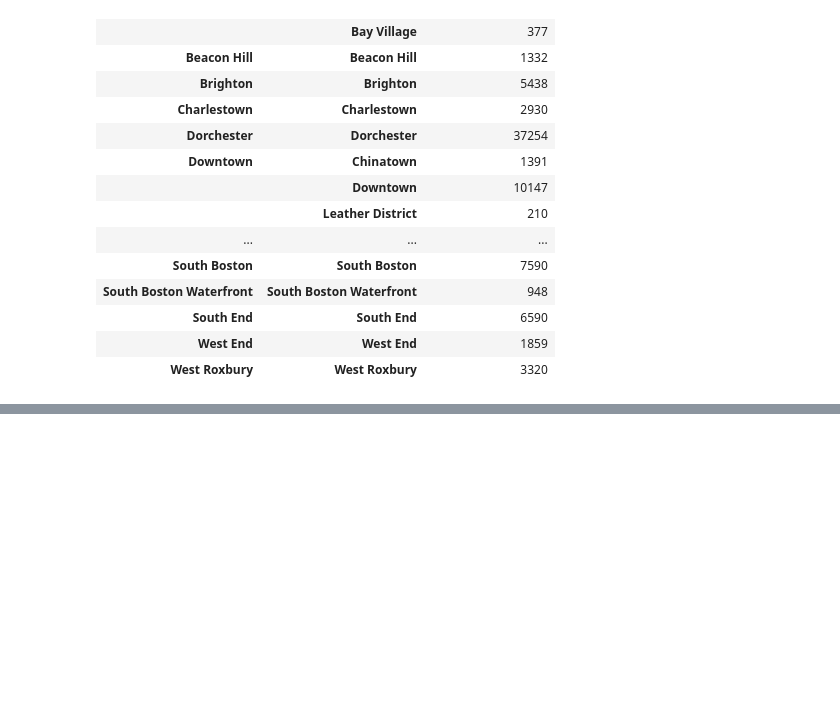
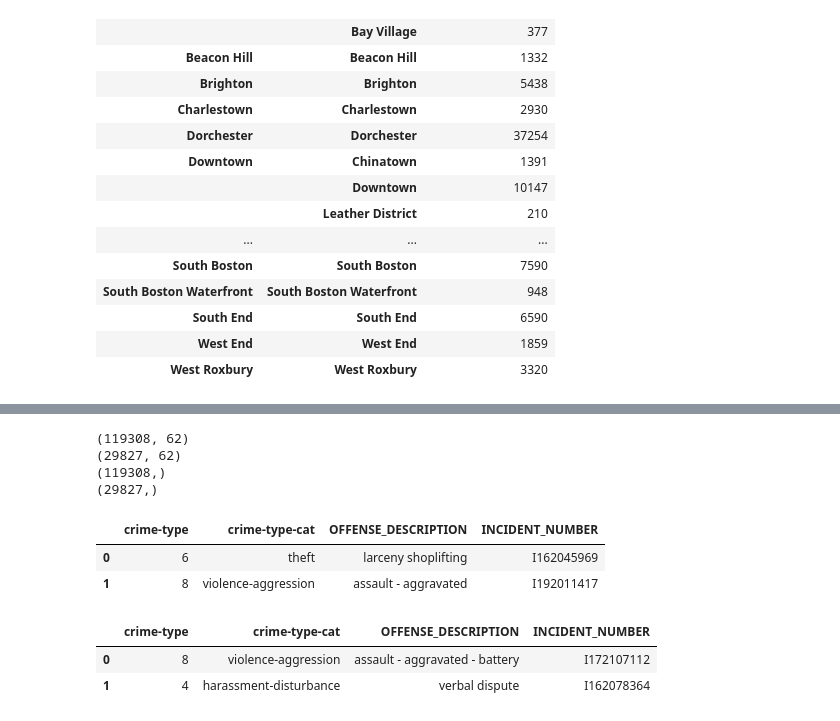
Before and after one commit to sedelmeyer/predicting-crime, a Jupyter notebook: notebooks/022_FEATURES_build_model_features.ipynb, the cells around one changed output, grey strips where cells are left out. Saved outputs shown, nothing was run; the diff lists cells and outputs as text; code cells hidden in the pictures; blank space fills up the shorter version.

```diff
--- a/notebooks/022_FEATURES_build_model_features.ipynb
+++ b/notebooks/022_FEATURES_build_model_features.ipynb
@@ -1015,0 +1028,14 @@ memory usage: 70.5+ MB
+# %%
+# create final drop columns list
+drop_columns_list = [
+    'tract-match-key',
+    'sunrise',
+    'sunset',
+    'demo_neighborhood',
+    'month-cat',
+    'day-of-week',
+    'timestamp',
+]
+
+# drop columns
+df_crime = df_crime.drop(columns=drop_columns_list)
@@ -1015,0 +1085,41 @@ memory usage: 70.5+ MB
+# %%
+#########################################
+## GENERATE SPLITS
+#########################################
+np.random.seed(10)
+
+X_train, X_test, y_train, y_test = train_test_split(
+    df_crime.drop(columns=['crime-type']),
+    df_crime['crime-type'],
+    test_size=0.2,
+    random_state = 109,
+    stratify = df_crime['crime-type']
+)
+
+print(X_train.shape)
+print(X_test.shape)
+print(y_train.shape)
+print(y_test.shape)
+# %% [output]
+(119308, 62)
+(29827, 62)
+(119308,)
+(29827,)
+# %%
+# add category names to y frames for use in later analyses and drop from X frames
+y_train_cols = ['crime-type-cat', 'OFFENSE_DESCRIPTION', 'INCIDENT_NUMBER']
+
+y_train = pd.concat([y_train, X_train[y_train_cols]], axis=1).reset_index(drop=True)
+y_test = pd.concat([y_test, X_test[y_train_cols]], axis=1).reset_index(drop=True)
+X_train = X_train.drop(columns=y_train_cols).reset_index(drop=True)
+X_test = X_test.drop(columns=y_train_cols).reset_index(drop=True)
+
+display(y_train.head(2))
+display(y_test.head(2))
+# %% [output]
+|  | crime-type | crime-type-cat | OFFENSE_DESCRIPTION | INCIDENT_NUMBER |
+| 0 | 6 | theft | larceny shoplifting | I162045969 |
+| 1 | 8 | violence-aggression | assault - aggravated | I192011417 |
+|  | crime-type | crime-type-cat | OFFENSE_DESCRIPTION | INCIDENT_NUMBER |
+| 0 | 8 | violence-aggression | assault - aggravated - battery | I172107112 |
+| 1 | 4 | harassment-disturbance | verbal dispute | I162078364 |
```
Also changed, not shown: parts of 31 cells of this notebook.
